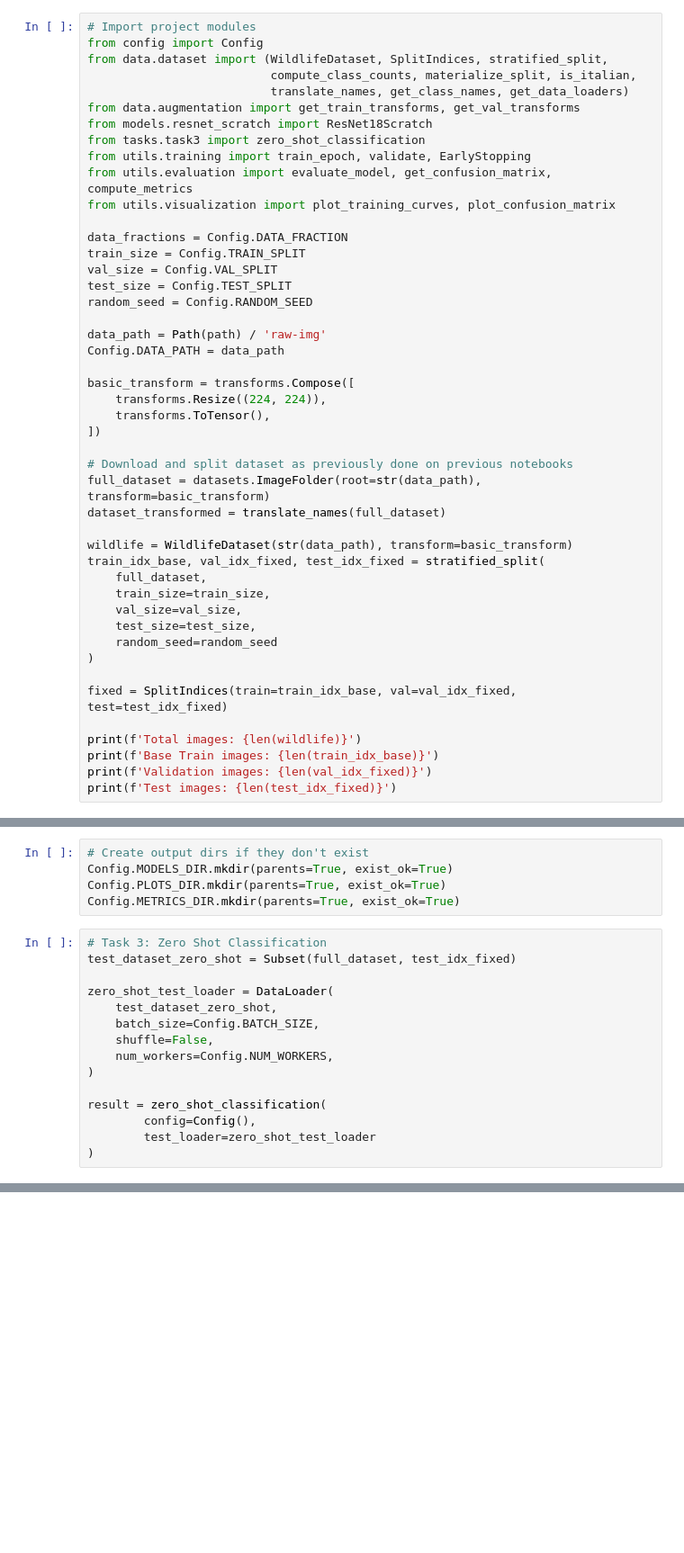
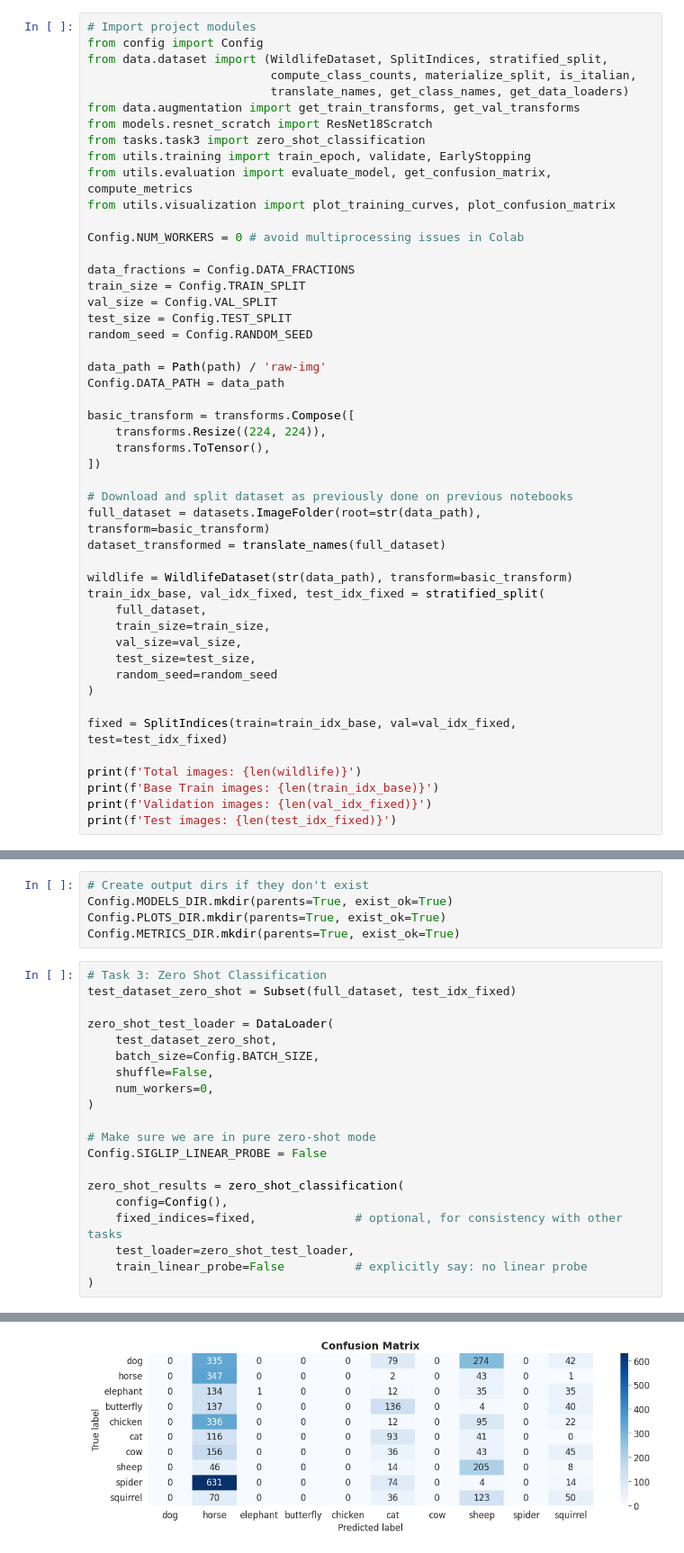
Before and after one commit to LuizaRamos/TOL506M_Final_Project, a Jupyter notebook: notebooks/03_task3_zeroshot.ipynb, the cells around one changed output, grey strips where cells are left out. Shown at 90% size. Drawn from its saved outputs; the diff is of its cells as text; blank space fills up the shorter version.

```diff
--- a/notebooks/03_task3_zeroshot.ipynb
+++ b/notebooks/03_task3_zeroshot.ipynb
@@ -105,7 +105,9 @@ from utils.training import train_epoch, validate, EarlyStopping
 from utils.evaluation import evaluate_model, get_confusion_matrix, compute_metrics
 from utils.visualization import plot_training_curves, plot_confusion_matrix
 
-data_fractions = Config.DATA_FRACTION
+Config.NUM_WORKERS = 0 # avoid multiprocessing issues in Colab
+
+data_fractions = Config.DATA_FRACTIONS
 train_size = Config.TRAIN_SPLIT
 val_size = Config.VAL_SPLIT
 test_size = Config.TEST_SPLIT
@@ -156,10 +158,16 @@ zero_shot_test_loader = DataLoader(
     test_dataset_zero_shot,
     batch_size=Config.BATCH_SIZE,
     shuffle=False,
-    num_workers=Config.NUM_WORKERS,
+    num_workers=0,
 )
 
-result = zero_shot_classification(
-        config=Config(),
-        test_loader=zero_shot_test_loader
+# Make sure we are in pure zero-shot mode
+Config.SIGLIP_LINEAR_PROBE = False
+
+zero_shot_results = zero_shot_classification(
+    config=Config(),
+    fixed_indices=fixed,              # optional, for consistency with other tasks
+    test_loader=zero_shot_test_loader,
+    train_linear_probe=False          # explicitly say: no linear probe
 )
+# %% [output]
@@ -165,0 +198 @@ result = zero_shot_classification(
+[figure, added]
```
Also changed, not shown: parts of 5 cells of this notebook.
